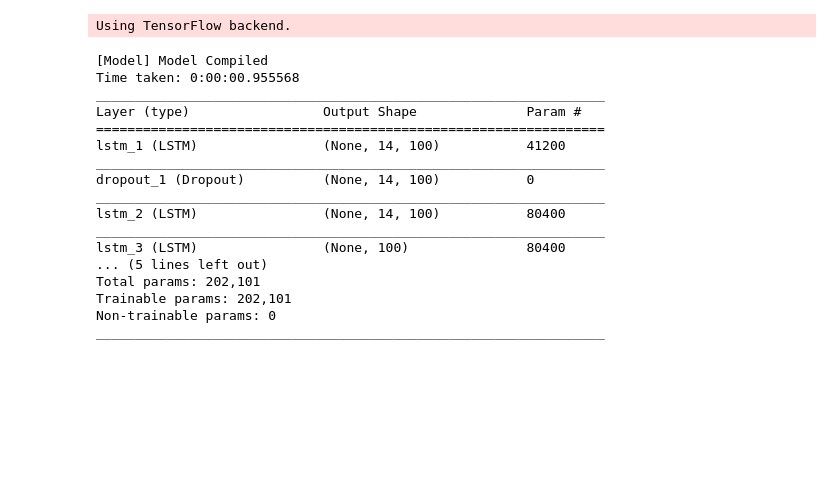
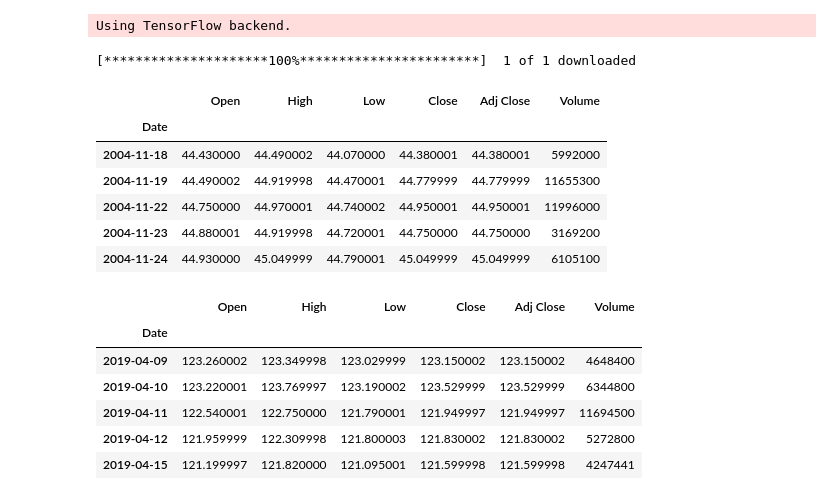
Before and after one commit to izzeroone/gold-prediction, a Jupyter notebook: run.ipynb, the cells around one changed output. Cells and saved outputs as stored; diff of their text form; code cells hidden in the pictures; blank space fills up the shorter version.

```diff
--- a/run.ipynb
+++ b/run.ipynb
@@ -36,38 +30,25 @@ def plot_results_multiple(predicted_data, true_data, prediction_len):
-# %%
-if __name__ == '__main__':
-    configs = json.load(open('config.json', 'r'))
-    if not os.path.exists(configs['model']['save_dir']): os.makedirs(configs['model']['save_dir'])
-    #  Setting pyplot fig size
-    plt.rcParams['figure.figsize'] = [10, 8]
-
-    data = DataLoader(
-        os.path.join('data', configs['data']['filename']),
-        configs['data']['train_test_split'],
-        configs['data']['columns']
-    )
-
-    model = Model()
-    model.build_model(configs)
-    x, y = data.get_train_data(
-        seq_len=configs['data']['sequence_length'],
-        normalise=configs['data']['normalise']
-    )
-    model.model.summary()
-# %% [output]
-[Model] Model Compiled
-Time taken: 0:00:00.955568
-_________________________________________________________________
-Layer (type)                 Output Shape              Param #
-=================================================================
-lstm_1 (LSTM)                (None, 14, 100)           41200
-_________________________________________________________________
-dropout_1 (Dropout)          (None, 14, 100)           0
-_________________________________________________________________
-lstm_2 (LSTM)                (None, 14, 100)           80400
-_________________________________________________________________
-lstm_3 (LSTM)                (None, 100)               80400
-... (5 lines left out)
-Total params: 202,101
-Trainable params: 202,101
-Non-trainable params: 0
-_________________________________________________________________
+# %%
+if __name__ == '__main__':
+    #  Setting pyplot fig size
+    plt.rcParams['figure.figsize'] = [10, 8]
+    # Download gold price from yahoo finance
+    gld_dataframe = yf.download(tickers="GLD", start="2000-1-1")
+    # Display sample dataframe
+    display(gld_dataframe.head(5))
+    display(gld_dataframe.tail(5))
+# %% [output]
+[*********************100%***********************]  1 of 1 downloaded
+|  | Open | High | Low | Close | Adj Close | Volume |
+| Date |  |  |  |  |  |  |
+| 2004-11-18 | 44.430000 | 44.490002 | 44.070000 | 44.380001 | 44.380001 | 5992000 |
+| 2004-11-19 | 44.490002 | 44.919998 | 44.470001 | 44.779999 | 44.779999 | 11655300 |
+| 2004-11-22 | 44.750000 | 44.970001 | 44.740002 | 44.950001 | 44.950001 | 11996000 |
+| 2004-11-23 | 44.880001 | 44.919998 | 44.720001 | 44.750000 | 44.750000 | 3169200 |
+| 2004-11-24 | 44.930000 | 45.049999 | 44.790001 | 45.049999 | 45.049999 | 6105100 |
+|  | Open | High | Low | Close | Adj Close | Volume |
+| Date |  |  |  |  |  |  |
+| 2019-04-09 | 123.260002 | 123.349998 | 123.029999 | 123.150002 | 123.150002 | 4648400 |
+| 2019-04-10 | 123.220001 | 123.769997 | 123.190002 | 123.529999 | 123.529999 | 6344800 |
+| 2019-04-11 | 122.540001 | 122.750000 | 121.790001 | 121.949997 | 121.949997 | 11694500 |
+| 2019-04-12 | 121.959999 | 122.309998 | 121.800003 | 121.830002 | 121.830002 | 5272800 |
+| 2019-04-15 | 121.199997 | 121.820000 | 121.095001 | 121.599998 | 121.599998 | 4247441 |
```
Also changed, not shown: parts of 8 cells of this notebook, 9 other files.
